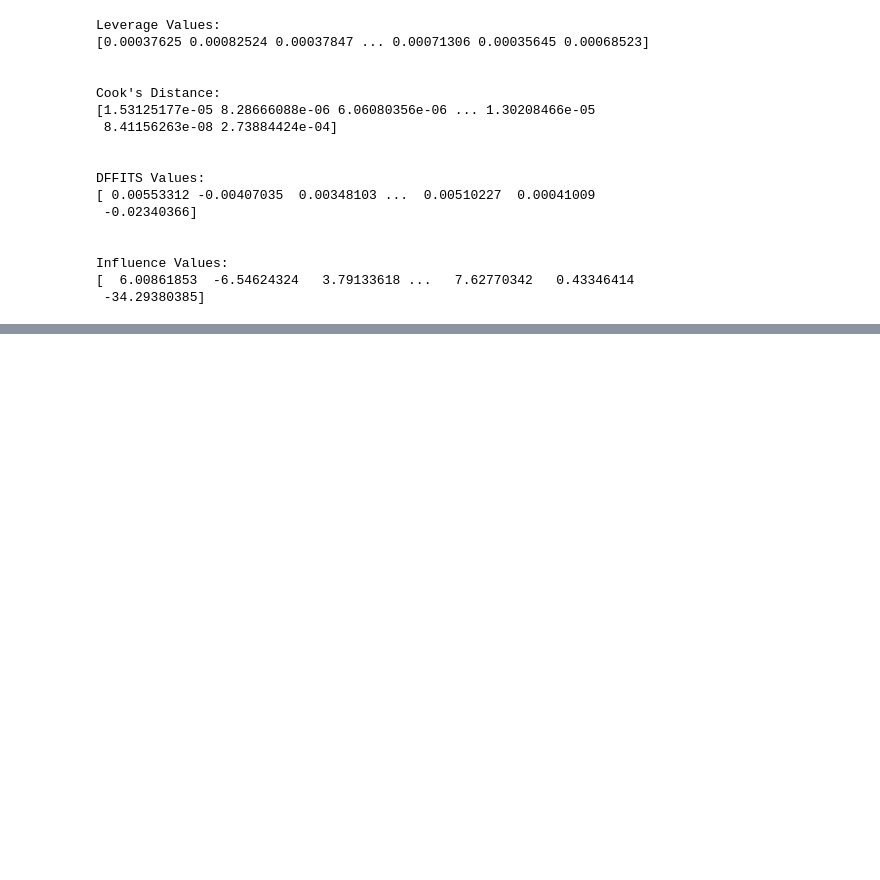
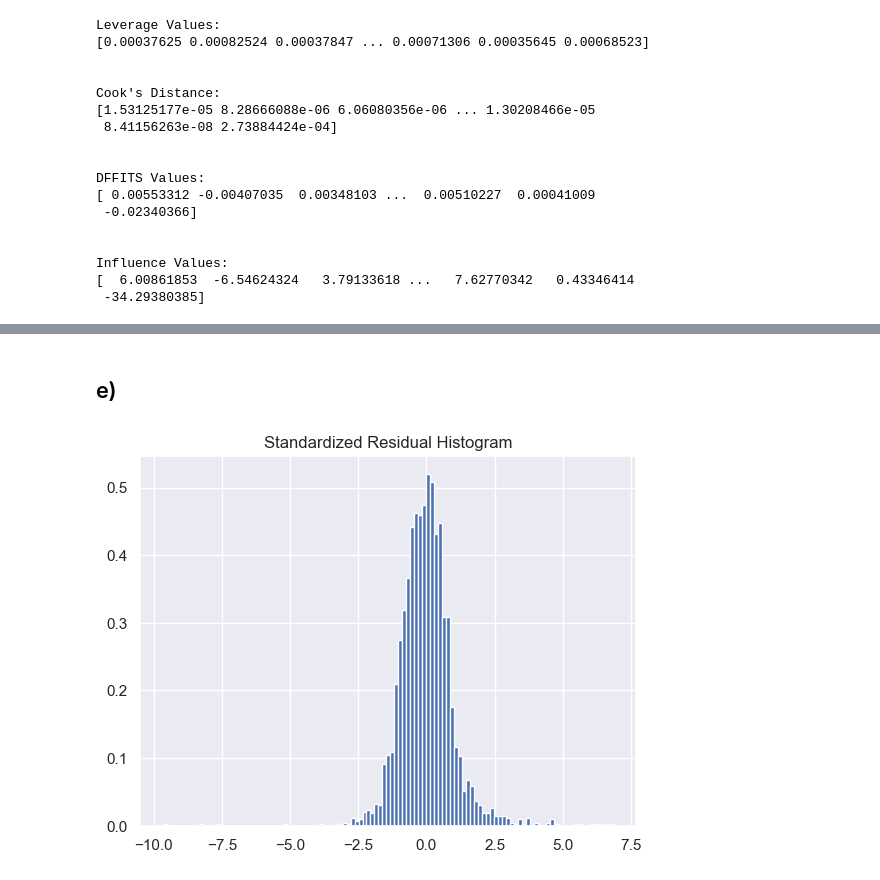
Before and after one commit to MichaelRocchio/msds_410, a Jupyter notebook: Assignment_4/rocchio_assign4.ipynb, the cells around one changed output, grey strips where cells are left out. Drawn from its saved outputs; the diff is of its cells as text; code cells hidden in the pictures; blank space fills up the shorter version.

```diff
--- a/Assignment_4/rocchio_assign4.ipynb
+++ b/Assignment_4/rocchio_assign4.ipynb
@@ -295,0 +395,8 @@ Influence Values:
+# %% [markdown]
+## e)
+# %%
+plt.hist(results.resid_pearson, bins='auto', density=True)
+plt.title('Standardized Residual Histogram')
+plt.show()
+# %% [output]
+[figure, added]
```
Also changed, not shown: parts of 12 cells of this notebook.
